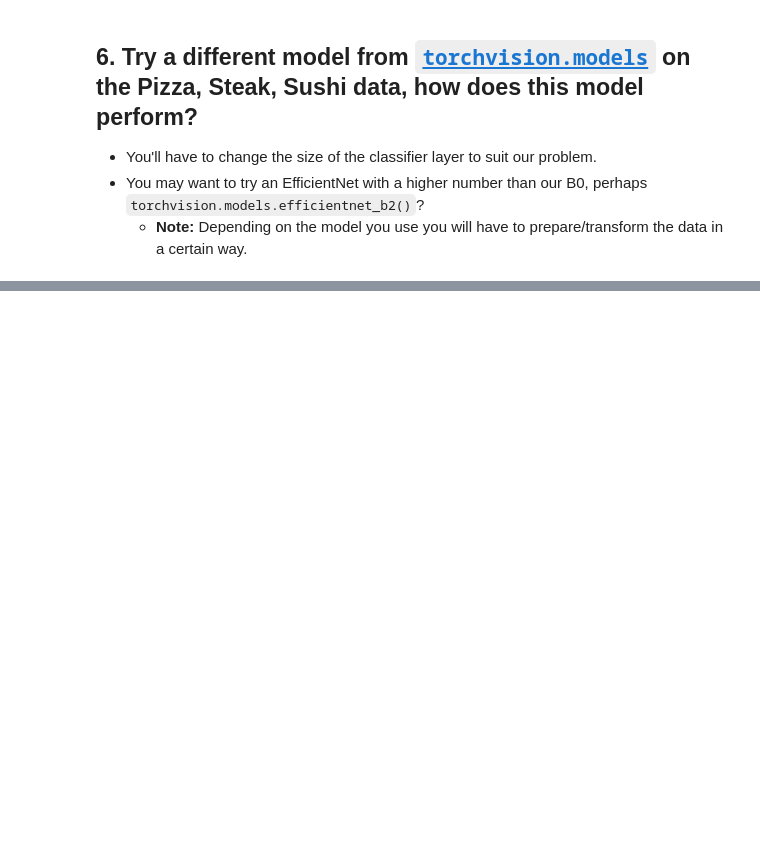
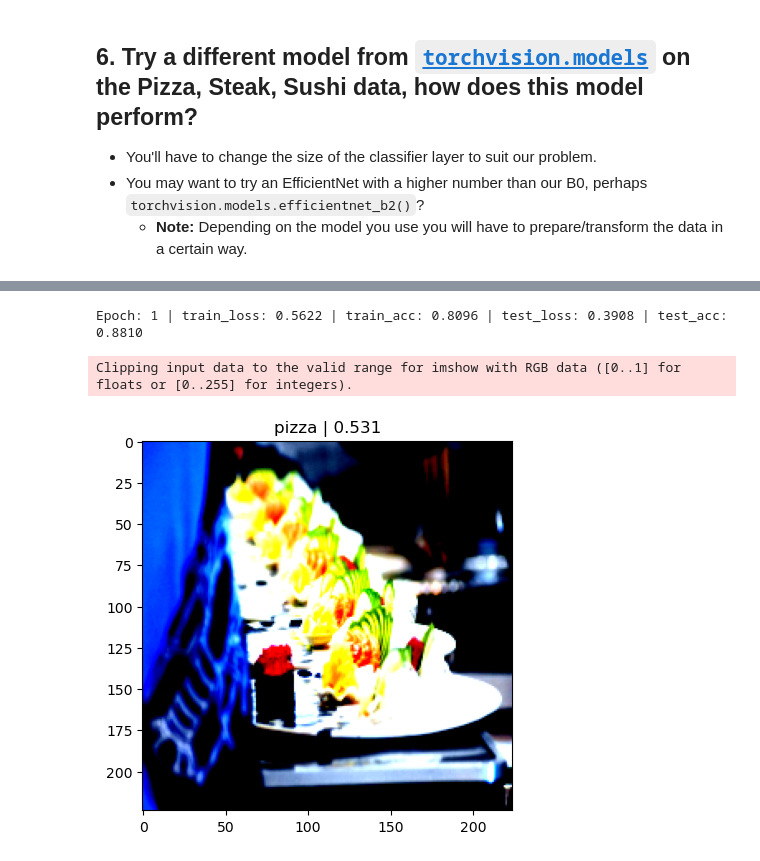
Before and after one commit to devdezzies/deep-learning-with-pytorch, a Jupyter notebook: exercises/06_pytorch_transfer_learning_exercises.ipynb, the cells around one changed output, grey strips where cells are left out. Cells and saved outputs as stored; diff of their text form; code cells hidden in the pictures; blank space fills up the shorter version.

```diff
--- a/exercises/06_pytorch_transfer_learning_exercises.ipynb
+++ b/exercises/06_pytorch_transfer_learning_exercises.ipynb
@@ -475,0 +571,10 @@ Clipping input data to the valid range for imshow with RGB data ([0..1] for floa
+# %%
+model_2_results = engine.train(model=model_2, train_dataloader=train_dataloader_20_percent, test_dataloader=test_dataloader_20_percent, optimizer=optimizer, loss_fn=loss_fn, epochs=10, device=device)
+# %% [output]
+Epoch: 1 | train_loss: 0.5622 | train_acc: 0.8096 | test_loss: 0.3908 | test_acc: 0.8810
+# %%
+pred_and_plot(model=model_1, image_path="https://images.unsplash.com/photo-1714836404984-ba3332bb338e?q=80&w=2070&auto=format&fit=crop&ixlib=rb-4.0.3&ixid=M3wxMjA3fDB8MHxwaG90by1wYWdlfHx8fGVufDB8fHx8fA%3D%3D",
+                transform=simple_transform, class_names=class_names)
+# %% [output]
+Clipping input data to the valid range for imshow with RGB data ([0..1] for floats or [0..255] for integers).
+[figure, added]
```
Also changed, not shown: parts of 14 cells of this notebook.
